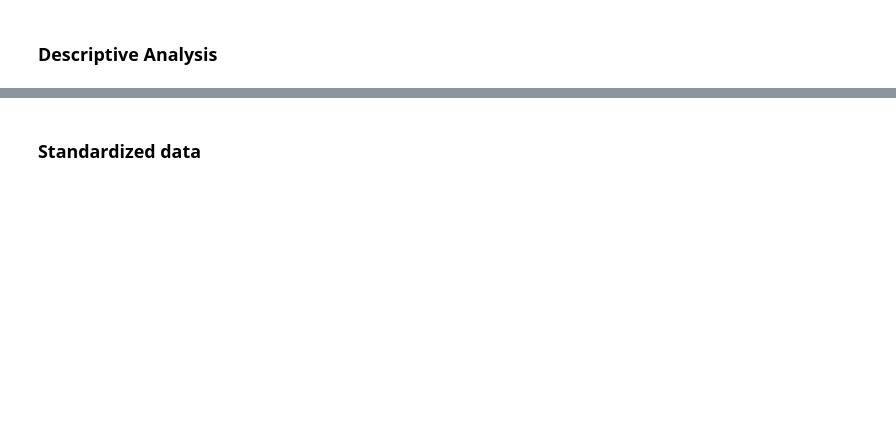
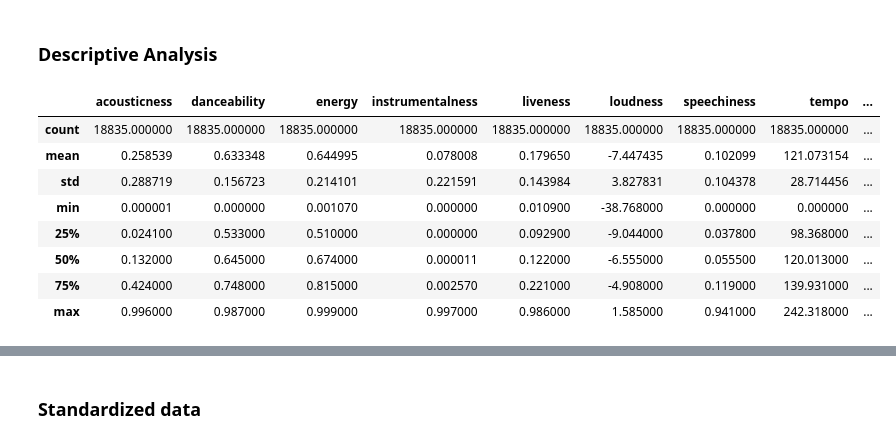
Before and after one commit to RiannDelaCruz/ML_miniproject, a Jupyter notebook: delacruz_dosado_fortaleza.ipynb, the cells around one changed output, grey strips where cells are left out. Saved outputs shown, nothing was run; the diff lists cells and outputs as text; code cells hidden in the pictures; blank space fills up the shorter version.

```diff
--- a/delacruz_dosado_fortaleza.ipynb
+++ b/delacruz_dosado_fortaleza.ipynb
@@ -73,4 +71,16 @@ array([[<AxesSubplot:title={'center':'song_popularity'}>,
 # %% [markdown]
 ### Descriptive Analysis
+# %%
+song_feature.describe(include='all')
+# %% [output]
+|  | acousticness | danceability | energy | instrumentalness | liveness | loudness | speechiness | tempo | ... |
+| count | 18835.000000 | 18835.000000 | 18835.000000 | 18835.000000 | 18835.000000 | 18835.000000 | 18835.000000 | 18835.000000 | ... |
+| mean | 0.258539 | 0.633348 | 0.644995 | 0.078008 | 0.179650 | -7.447435 | 0.102099 | 121.073154 | ... |
+| std | 0.288719 | 0.156723 | 0.214101 | 0.221591 | 0.143984 | 3.827831 | 0.104378 | 28.714456 | ... |
+| min | 0.000001 | 0.000000 | 0.001070 | 0.000000 | 0.010900 | -38.768000 | 0.000000 | 0.000000 | ... |
+| 25% | 0.024100 | 0.533000 | 0.510000 | 0.000000 | 0.092900 | -9.044000 | 0.037800 | 98.368000 | ... |
+| 50% | 0.132000 | 0.645000 | 0.674000 | 0.000011 | 0.122000 | -6.555000 | 0.055500 | 120.013000 | ... |
+| 75% | 0.424000 | 0.748000 | 0.815000 | 0.002570 | 0.221000 | -4.908000 | 0.119000 | 139.931000 | ... |
+| max | 0.996000 | 0.987000 | 0.999000 | 0.997000 | 0.986000 | 1.585000 | 0.941000 | 242.318000 | ... |
 # %%
 #Mean, Median, and Mode
```
Also changed, not shown: parts of 12 cells of this notebook.
